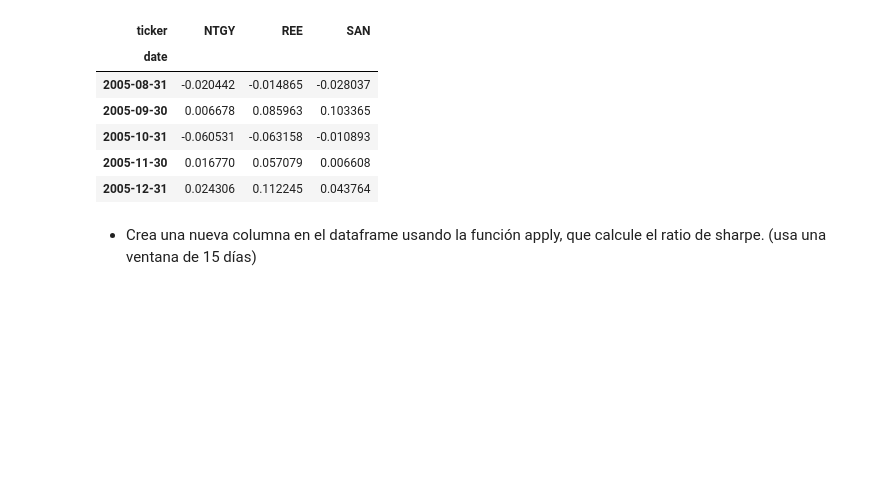
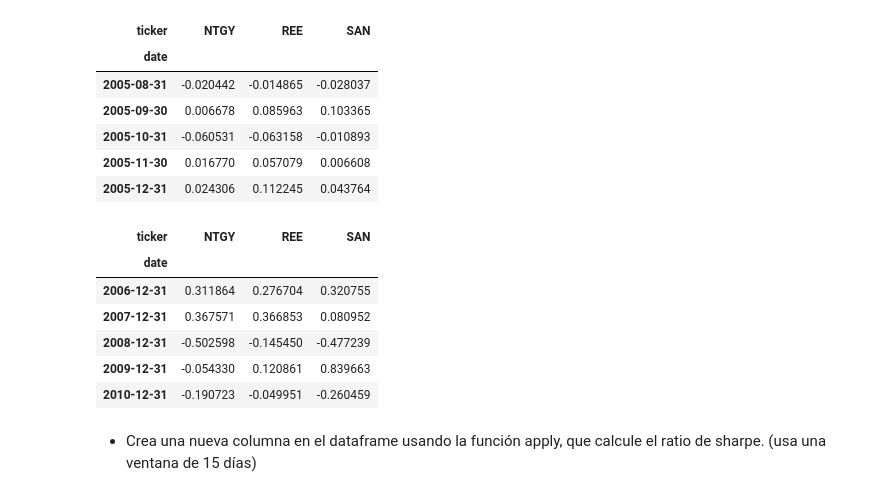
Before and after one commit to Ardark27/python_finance, a Jupyter notebook: Practicas/practica_1_alfonso.ipynb, the cells around one changed output. Saved outputs shown, nothing was run; the diff lists cells and outputs as text; code cells hidden in the pictures; blank space fills up the shorter version.

```diff
--- a/Practicas/practica_1_alfonso.ipynb
+++ b/Practicas/practica_1_alfonso.ipynb
@@ -253,6 +253,17 @@ stocks_df_month.head()
 | 2005-10-31 | -0.060531 | -0.063158 | -0.010893 |
 | 2005-11-30 | 0.016770 | 0.057079 | 0.006608 |
 | 2005-12-31 | 0.024306 | 0.112245 | 0.043764 |
+# %%
+stocks_df_year = stocks_df.resample('Y').last().pct_change().dropna()
+stocks_df_year.head()
+# %% [output]
+| ticker | NTGY | REE | SAN |
+| date |  |  |  |
+| 2006-12-31 | 0.311864 | 0.276704 | 0.320755 |
+| 2007-12-31 | 0.367571 | 0.366853 | 0.080952 |
+| 2008-12-31 | -0.502598 | -0.145450 | -0.477239 |
+| 2009-12-31 | -0.054330 | 0.120861 | 0.839663 |
+| 2010-12-31 | -0.190723 | -0.049951 | -0.260459 |
 # %% [markdown]
 - Crea una nueva columna en el dataframe usando la función apply, que  calcule el ratio de sharpe. (usa una ventana de 15 días)
 # %%
```
Also changed, not shown: parts of 3 cells of this notebook, 2 other files.
